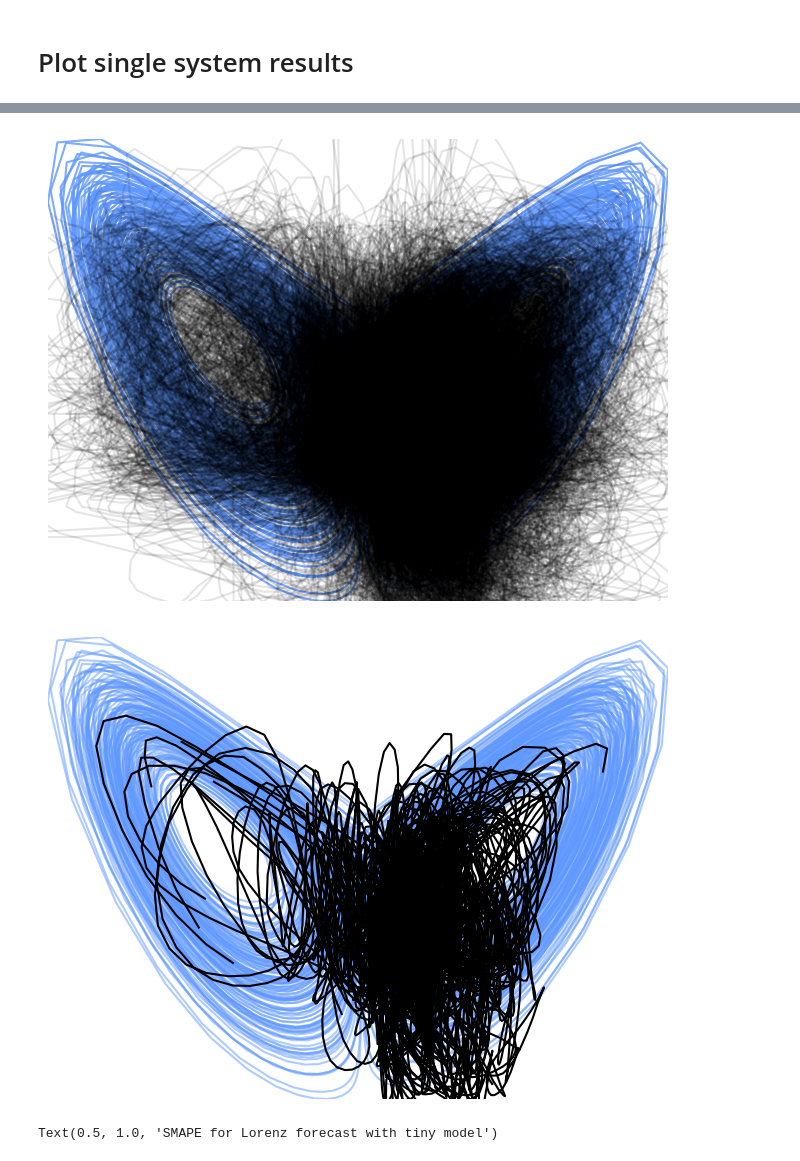
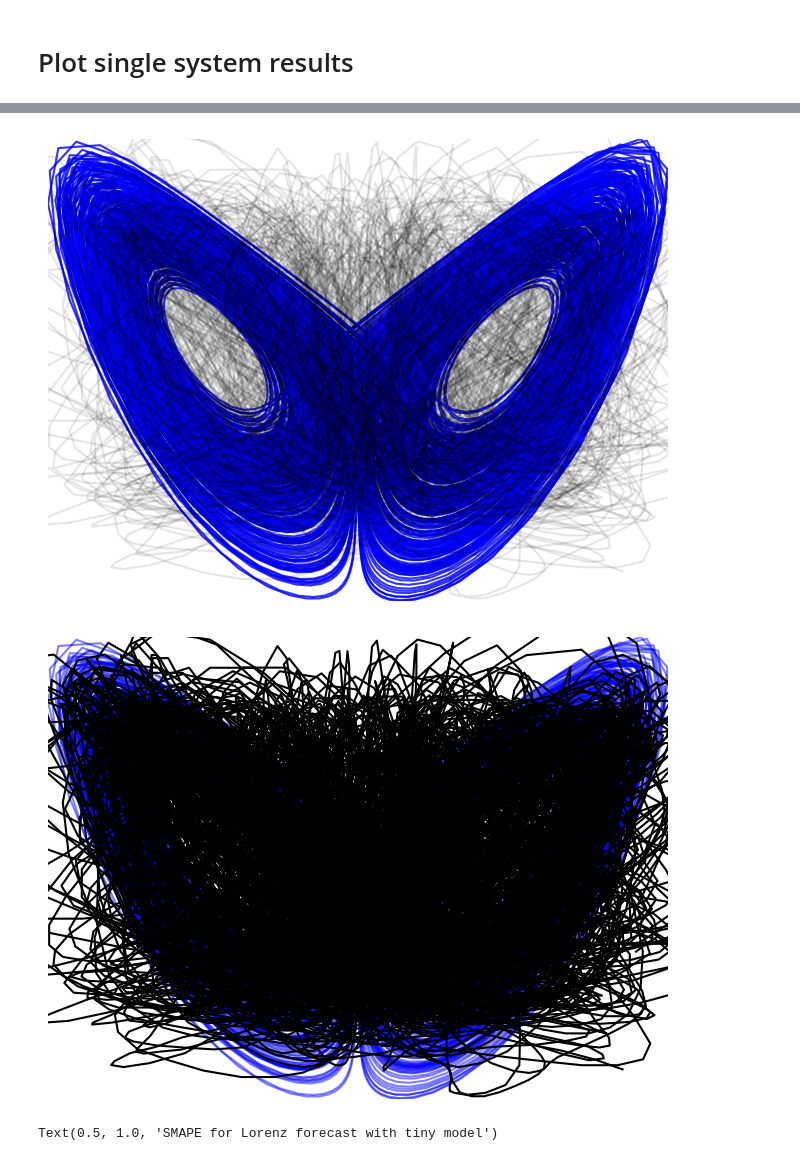
Before and after one commit to williamgilpin/dysts_data, a Jupyter notebook: benchmark_results/zero_shot_plotting.ipynb, the cells around one changed output, grey strips where cells are left out. Cells and saved outputs as stored; diff of their text form; code cells hidden in the pictures.

```diff
--- a/benchmark_results/zero_shot_plotting.ipynb
+++ b/benchmark_results/zero_shot_plotting.ipynb
@@ -33,6 +33,7 @@ import dysts.flows
 
 equation_name = "Lorenz"
 model_size = "base"
+# model_size = "tiny"
 
 num_ic = 20
 training_length = 1000
@@ -41,6 +42,7 @@ forecast_length = 400 # Maximum for these models
 # n_average = 20
 n_average = 1
 pts_per_period = 40
+# pts_per_period = 10
 
 eq = getattr(dysts.flows, equation_name)()
 integrator_args = {
@@ -49,10 +51,10 @@ integrator_args = {
     "rtol": 1e-12,
 }
 
-# traj0 = eq.make_trajectory(1200,
-#                             timescale="Lyapunov",
-#                             method="Radau", **integrator_args)
-# eq.ic = traj0[-1]
+traj0 = eq.make_trajectory(1200,
+                            timescale="Lyapunov",
+                            method="Radau", **integrator_args)
+eq.ic = traj0[-1]
 
 traj0 = eq.make_trajectory(training_length + forecast_length,
                             timescale="Lyapunov",
@@ -628,13 +633,21 @@ equation_name = "Lorenz"
 context = 512
 
 all_scores = dict()
-traj_test_forecast = np.load(f"/Users/william/program_repos/dysts_data/benchmark_results/zero-shot/context512/forecast_{equation_name}_true_chronos.npy", allow_pickle=True)
-# for model_size in ["tiny", "mini", "small", "base"]:
-for model_size in ["base"]:
+# traj_test_forecast = np.load(f"/Users/william/program_repos/dysts_data/benchmark_results/zero-shot/context512/forecast_{equation_name}_true_chronos.npy", allow_pickle=True)
+traj_test_forecast = np.load(f"/Users/william/program_repos/dysts_data/benchmark_results/zero-shot/chronos_benchmarks_context_512_granularity_30/forecast_{equation_name}_true_chronos.npy", allow_pickle=True)
+
+
+model_sizes = ["tiny", "mini", "small", "base", "large"]
+for model_size in model_sizes:
+# for model_size in ["base"]:
+# for model_size in ["tiny"]:
+    # all_traj_forecasts = np.load(
+    #     f"/Users/william/program_repos/dysts_data/benchmark_results/zero-shot/context512/forecast_{equation_name}_chronos-{model_size}-context{context}.npy", allow_pickle=True
+    # )
     all_traj_forecasts = np.load(
-        f"/Users/william/program_repos/dysts_data/benchmark_results/zero-shot/context512/forecast_{equation_name}_chronos-{model_size}-context{context}.npy", allow_pickle=True
+        f"/Users/william/program_repos/dysts_data/benchmark_results/zero-shot/chronos_benchmarks_context_512_granularity_30/forecast_{equation_name}_chronos-{model_size}-context{context}.npy", allow_pickle=True
     )
-    break
+    # break
     all_smape_rolling = list()
     for traj_pred, traj_true in zip(all_traj_forecasts, traj_test_forecast):
         all_smape = list()
@@ -680,28 +689,28 @@ plt.plot(rolling_smape)
 # all_forecasts_ave = np.mean(all_traj_forecasts, axis=0)
 # plt.plot(all_forecasts_ave[:, 0, 0], all_forecasts_ave[:, 2, 0], color="k")
 # %%
-import degas as dg
+# import degas as dg
 
 ## Plot all generated trajectories
 plt.figure(figsize=(8, 6))
-plt.plot(traj_test_forecast[..., 0].T, traj_test_forecast[..., 2].T, color=dg.blue, alpha=0.8)
+plt.plot(traj_test_forecast[..., 0].T, traj_test_forecast[..., 2].T, color='b', alpha=0.8)
 for traj in all_traj_forecasts:
     plt.plot(traj[:, 0], traj[:, 2], color="k", alpha=0.1)
 plt.xlim(np.min(traj_test_forecast[..., 0]), np.max(traj_test_forecast[..., 0]))
 plt.ylim(np.min(traj_test_forecast[..., 2]), np.max(traj_test_forecast[..., 2]))
 plt.axis('off');
 
 ## Plot mean generated trajectories for each initial condition
 plt.figure(figsize=(8, 6))
-plt.plot(traj_test_forecast[..., 0].T, traj_test_forecast[..., 2].T, color=dg.blue, alpha=0.5);
+plt.plot(traj_test_forecast[..., 0].T, traj_test_forecast[..., 2].T, color='b', alpha=0.5);
 all_forecasts_ave = np.mean(all_traj_forecasts, axis=-1)
 plt.plot(all_forecasts_ave[:, :, 0].T, all_forecasts_ave[:, :, 2].T, "k");
 plt.xlim(np.min(traj_test_forecast[..., 0]), np.max(traj_test_forecast[..., 0]))
 plt.ylim(np.min(traj_test_forecast[..., 2]), np.max(traj_test_forecast[..., 2]))
 plt.axis('off');
 # %% [output]
-[figure, old version]
+[figure, new version]
-[figure, old version]
+[figure, new version]
 # %%
 all_smape_rolling = list()
 
```
Also changed, not shown: parts of 9 cells of this notebook, 25 other files.
